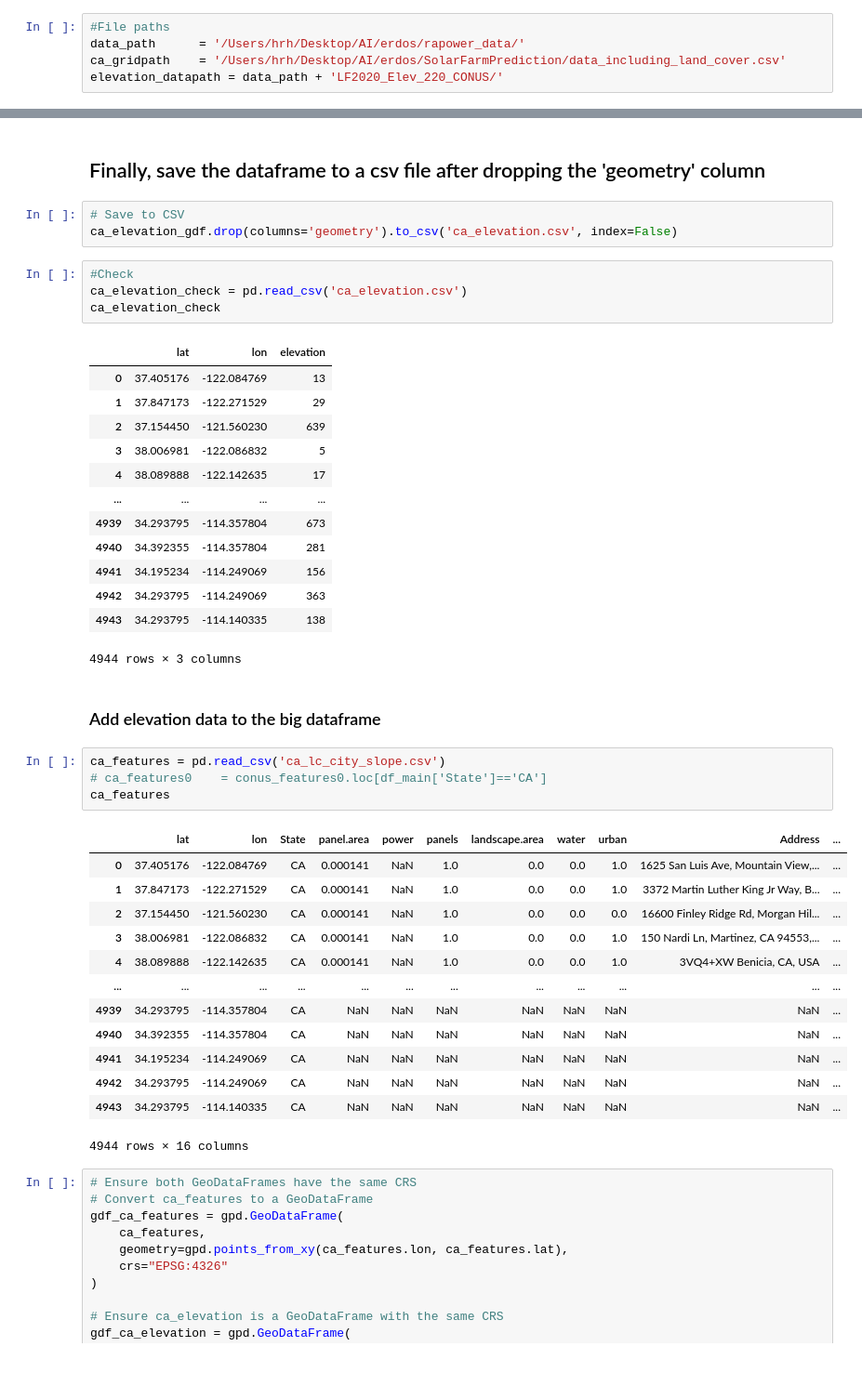
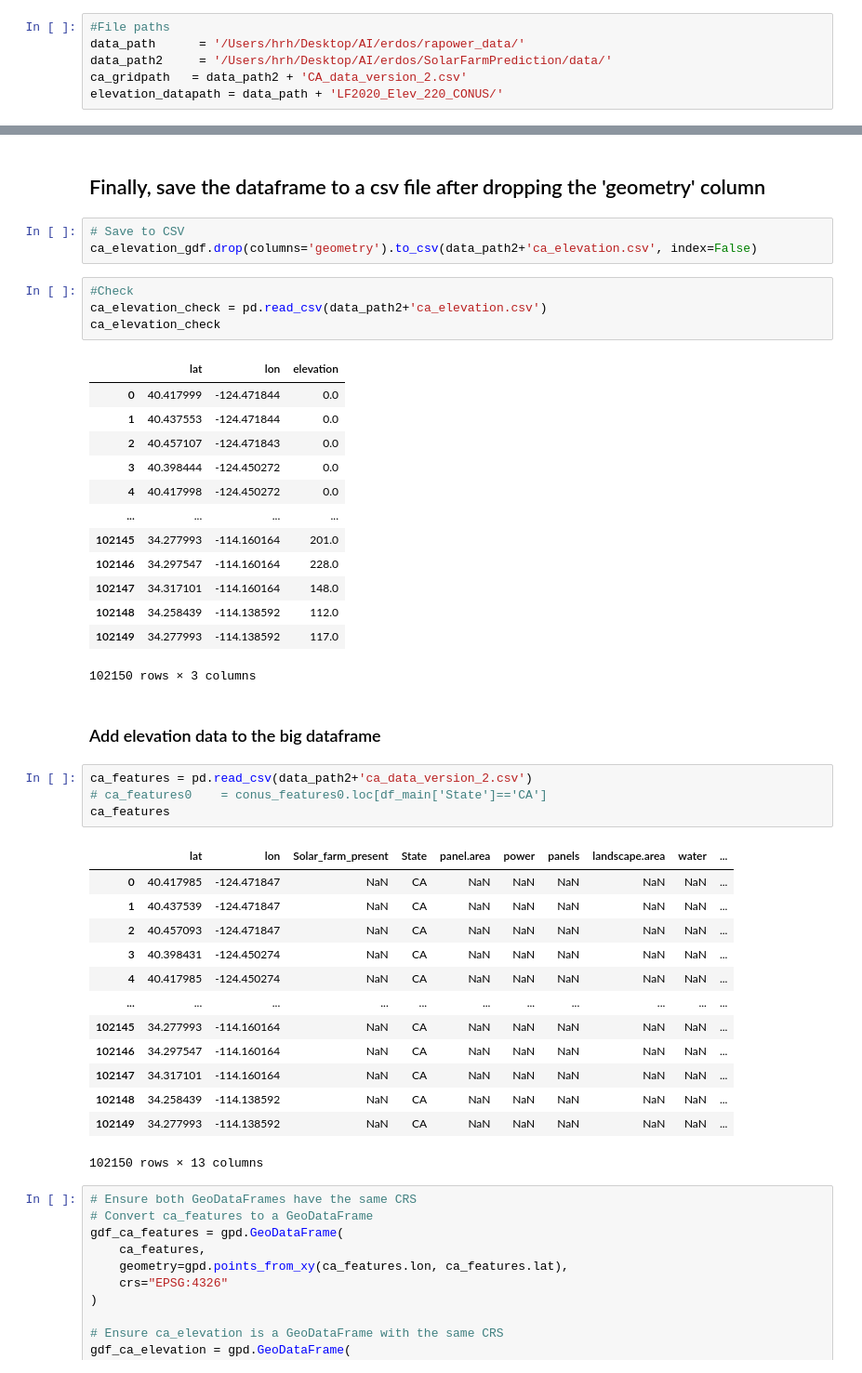
Before and after one commit to hrhampapura/SolarFarmPrediction, a Jupyter notebook: data_code/elevation_ca.ipynb, the cells around one changed output, grey strips where cells are left out. Shown at 93% size. Cells and saved outputs as stored; diff of their text form.

```diff
--- a/data_code/elevation_ca.ipynb
+++ b/data_code/elevation_ca.ipynb
@@ -13,7 +13,8 @@ import matplotlib.pyplot as plt
 # %%
 #File paths
 data_path      = '/Users/hrh/Desktop/AI/erdos/rapower_data/'
-ca_gridpath    = '/Users/hrh/Desktop/AI/erdos/SolarFarmPrediction/data_including_land_cover.csv'
+data_path2     = '/Users/hrh/Desktop/AI/erdos/SolarFarmPrediction/data/'
+ca_gridpath   = data_path2 + 'CA_data_version_2.csv'
 elevation_datapath = data_path + 'LF2020_Elev_220_CONUS/'
 # %% [markdown]
 ### Read lats and lons for CA into a GeoDataframe
@@ -161,45 +182,45 @@ EPSG:4326
 ## Finally, save the dataframe to a csv file after dropping the 'geometry' column
 # %%
 # Save to CSV
-ca_elevation_gdf.drop(columns='geometry').to_csv('ca_elevation.csv', index=False)
+ca_elevation_gdf.drop(columns='geometry').to_csv(data_path2+'ca_elevation.csv', index=False)
 # %%
 #Check
-ca_elevation_check = pd.read_csv('ca_elevation.csv')
+ca_elevation_check = pd.read_csv(data_path2+'ca_elevation.csv')
 ca_elevation_check
 # %% [output]
 |  | lat | lon | elevation |
-| 0 | 37.405176 | -122.084769 | 13 |
-| 1 | 37.847173 | -122.271529 | 29 |
-| 2 | 37.154450 | -121.560230 | 639 |
-| 3 | 38.006981 | -122.086832 | 5 |
-| 4 | 38.089888 | -122.142635 | 17 |
+| 0 | 40.417999 | -124.471844 | 0.0 |
+| 1 | 40.437553 | -124.471844 | 0.0 |
+| 2 | 40.457107 | -124.471843 | 0.0 |
+| 3 | 40.398444 | -124.450272 | 0.0 |
+| 4 | 40.417998 | -124.450272 | 0.0 |
 | ... | ... | ... | ... |
-| 4939 | 34.293795 | -114.357804 | 673 |
-| 4940 | 34.392355 | -114.357804 | 281 |
-| 4941 | 34.195234 | -114.249069 | 156 |
-| 4942 | 34.293795 | -114.249069 | 363 |
-| 4943 | 34.293795 | -114.140335 | 138 |
+| 102145 | 34.277993 | -114.160164 | 201.0 |
+| 102146 | 34.297547 | -114.160164 | 228.0 |
+| 102147 | 34.317101 | -114.160164 | 148.0 |
+| 102148 | 34.258439 | -114.138592 | 112.0 |
+| 102149 | 34.277993 | -114.138592 | 117.0 |
-4944 rows × 3 columns
+102150 rows × 3 columns
 # %% [markdown]
 ### Add elevation data to the big dataframe
 # %%
-ca_features = pd.read_csv('ca_lc_city_slope.csv')
+ca_features = pd.read_csv(data_path2+'ca_data_version_2.csv')
 # ca_features0    = conus_features0.loc[df_main['State']=='CA']
 ca_features
 # %% [output]
-|  | lat | lon | State | panel.area | power | panels | landscape.area | water | urban | Address | ... |
-| 0 | 37.405176 | -122.084769 | CA | 0.000141 | NaN | 1.0 | 0.0 | 0.0 | 1.0 | 1625 San Luis Ave, Mountain View,... | ... |
-| 1 | 37.847173 | -122.271529 | CA | 0.000141 | NaN | 1.0 | 0.0 | 0.0 | 1.0 | 3372 Martin Luther King Jr Way, B... | ... |
-| 2 | 37.154450 | -121.560230 | CA | 0.000141 | NaN | 1.0 | 0.0 | 0.0 | 0.0 | 16600 Finley Ridge Rd, Morgan Hil... | ... |
-| 3 | 38.006981 | -122.086832 | CA | 0.000141 | NaN | 1.0 | 0.0 | 0.0 | 1.0 | 150 Nardi Ln, Martinez, CA 94553,... | ... |
-| 4 | 38.089888 | -122.142635 | CA | 0.000141 | NaN | 1.0 | 0.0 | 0.0 | 1.0 | 3VQ4+XW Benicia, CA, USA | ... |
-| ... | ... | ... | ... | ... | ... | ... | ... | ... | ... | ... | ... |
-| 4939 | 34.293795 | -114.357804 | CA | NaN | NaN | NaN | NaN | NaN | NaN | NaN | ... |
-| 4940 | 34.392355 | -114.357804 | CA | NaN | NaN | NaN | NaN | NaN | NaN | NaN | ... |
-| 4941 | 34.195234 | -114.249069 | CA | NaN | NaN | NaN | NaN | NaN | NaN | NaN | ... |
-| 4942 | 34.293795 | -114.249069 | CA | NaN | NaN | NaN | NaN | NaN | NaN | NaN | ... |
-| 4943 | 34.293795 | -114.140335 | CA | NaN | NaN | NaN | NaN | NaN | NaN | NaN | ... |
+|  | lat | lon | Solar_farm_present | State | panel.area | power | panels | landscape.area | water | ... |
+| 0 | 40.417985 | -124.471847 | NaN | CA | NaN | NaN | NaN | NaN | NaN | ... |
+| 1 | 40.437539 | -124.471847 | NaN | CA | NaN | NaN | NaN | NaN | NaN | ... |
+| 2 | 40.457093 | -124.471847 | NaN | CA | NaN | NaN | NaN | NaN | NaN | ... |
+| 3 | 40.398431 | -124.450274 | NaN | CA | NaN | NaN | NaN | NaN | NaN | ... |
+| 4 | 40.417985 | -124.450274 | NaN | CA | NaN | NaN | NaN | NaN | NaN | ... |
+| ... | ... | ... | ... | ... | ... | ... | ... | ... | ... | ... |
+| 102145 | 34.277993 | -114.160164 | NaN | CA | NaN | NaN | NaN | NaN | NaN | ... |
+| 102146 | 34.297547 | -114.160164 | NaN | CA | NaN | NaN | NaN | NaN | NaN | ... |
+| 102147 | 34.317101 | -114.160164 | NaN | CA | NaN | NaN | NaN | NaN | NaN | ... |
+| 102148 | 34.258439 | -114.138592 | NaN | CA | NaN | NaN | NaN | NaN | NaN | ... |
+| 102149 | 34.277993 | -114.138592 | NaN | CA | NaN | NaN | NaN | NaN | NaN | ... |
-4944 rows × 16 columns
+102150 rows × 13 columns
 # %%
 # Ensure both GeoDataFrames have the same CRS
 # Convert ca_features to a GeoDataFrame
```
Also changed, not shown: parts of 14 cells of this notebook, 8 other files.
